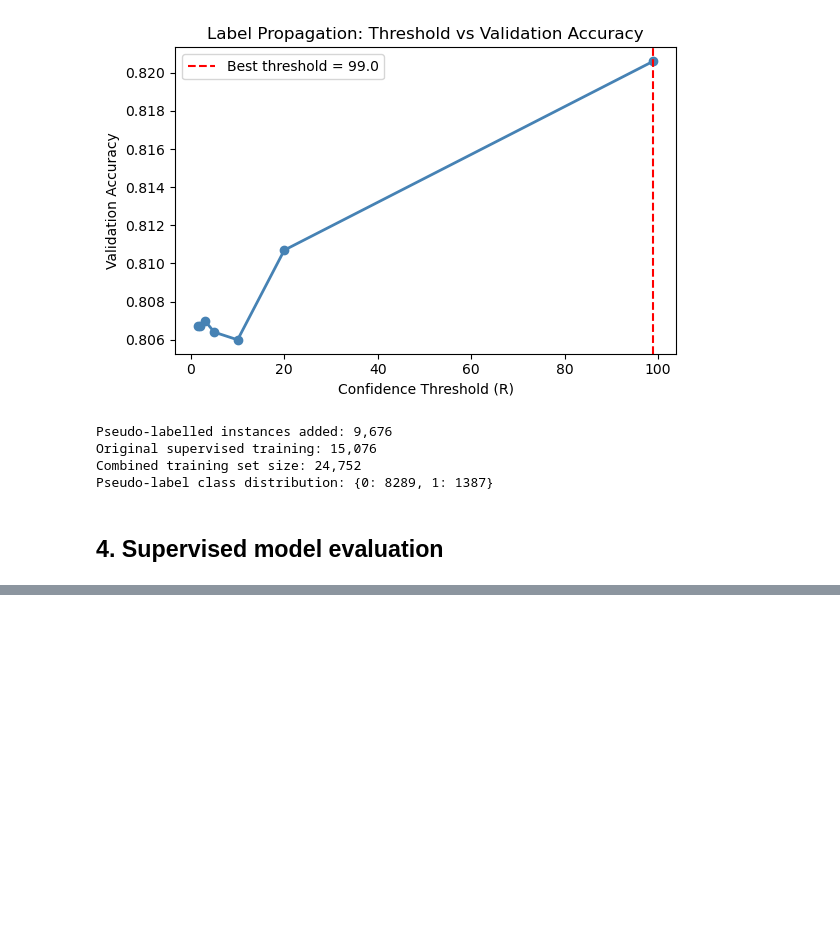
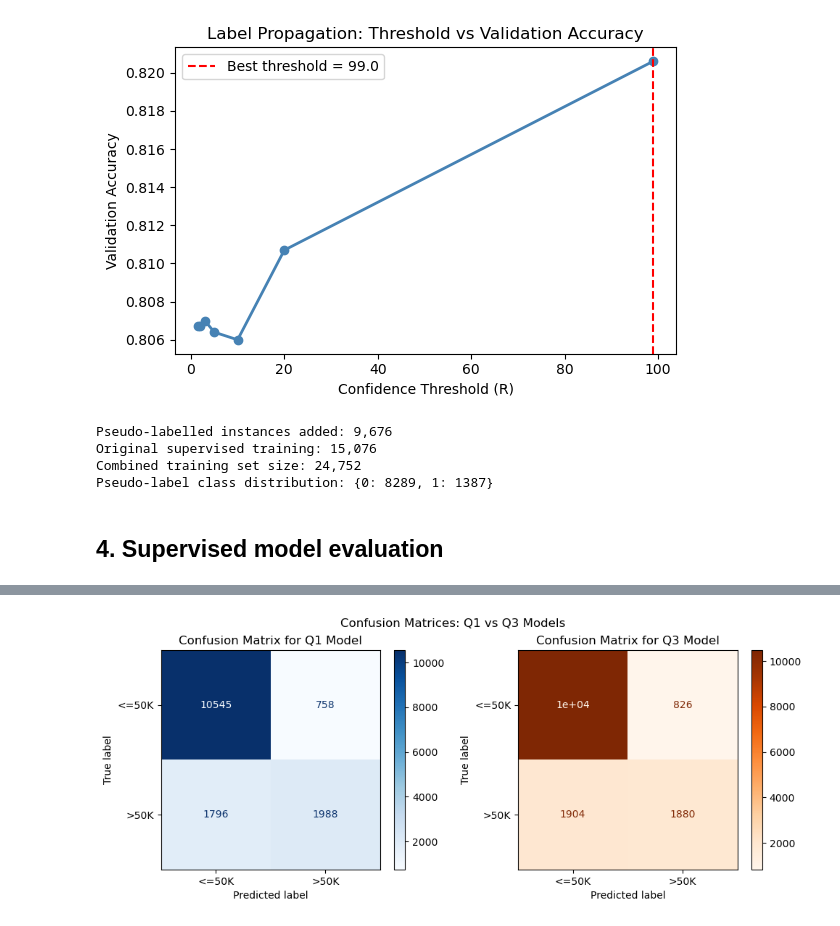
Before and after one commit to mcuartero/income-classification-with-naive-bayes, a Jupyter notebook: COMP30027_2026_asst1_template.ipynb, the cells around one changed output, grey strips where cells are left out. Drawn from its saved outputs; the diff is of its cells as text; code cells hidden in the pictures; blank space fills up the shorter version.

Commit message:
add classification reports and confusion matrix

```diff
--- a/COMP30027_2026_asst1_template.ipynb
+++ b/COMP30027_2026_asst1_template.ipynb
@@ -477,3 +477,20 @@ Combined training set size: 24,752
 Pseudo-label class distribution: {0: 8289, 1: 1387}
 # %% [markdown]
 ## 4. Supervised model evaluation
+# %%
+test_df = load_data('data/adult_test.csv', has_labels=True)
+y_test = test_df[TARGET].values
+
+y_pred_q1, log_post_q1 = predict_combined(gnb, cnb, encoder, test_df)
+y_pred_q3, log_post_q3 = predict_combined(gnb_q3, cnb_q3, encoder_q3, test_df)
+
+R_q1 = posterior_ratio(log_post_q1)
+R_q3 = posterior_ratio(log_post_q3)
+
+print("Q1 Model Performance:")
+print(f"Overall Accuracy: {accuracy_score(y_test, y_pred_q1):.4f}")
+print(classification_report(y_test, y_pred_q1, digits=4, target_names=['<=50K', '>50K']))
+
+print("Q3 Model Performance:")
+print(f"Overall Accuracy: {accuracy_score(y_test, y_pred_q3):.4f}")
+print(classification_report(y_test, y_pred_q3, digits=4, target_names=['<=50K', '>50K']))
@@ -479,0 +515,19 @@ Pseudo-label class distribution: {0: 8289, 1: 1387}
+# %%
+fix, axes = plt.subplots(1, 2, figsize=(10, 4))
+for ax, y_pred, title, cmap in zip(
+    axes,
+    [y_pred_q1, y_pred_q3],
+    ['Q1 Model', 'Q3 Model'],
+    ['Blues', 'Oranges']
+):
+    ConfusionMatrixDisplay(
+        confusion_matrix(y_test, y_pred),
+        display_labels=['<=50K', '>50K']
+    ).plot(ax=ax, cmap=cmap)
+    ax.set_title(f'Confusion Matrix for {title}')
+plt.suptitle("Confusion Matrices: Q1 vs Q3 Models")
+plt.tight_layout()
+plt.savefig('figures/fig_4.1_confusion_matrices_comparison.png', dpi=300)
+plt.show()
+# %% [output]
+[figure, added]
```
Also changed, not shown: parts of 1 cell of this notebook, 1 other file.
